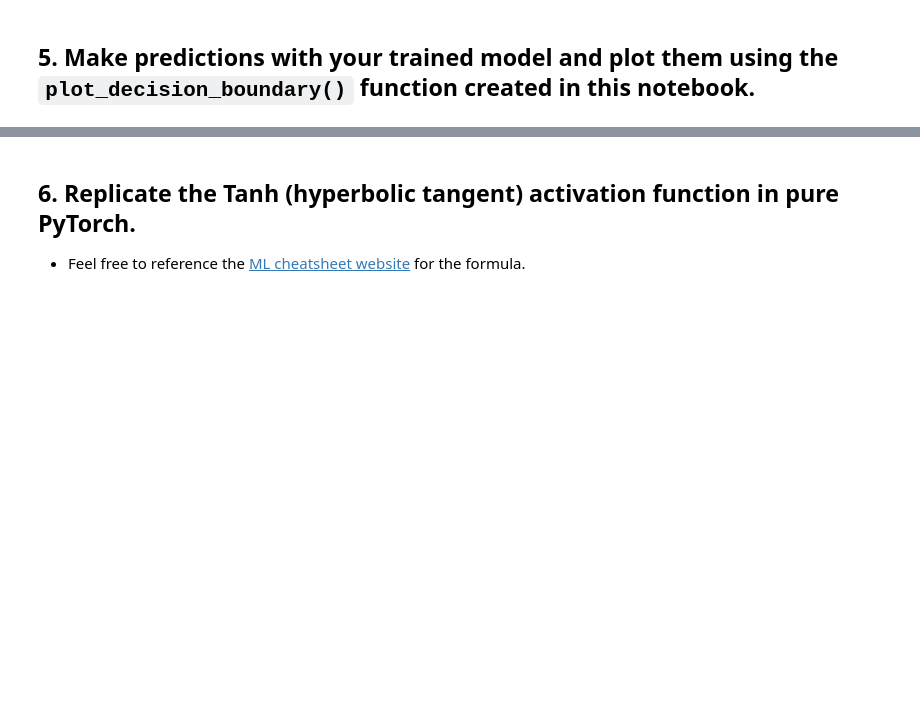
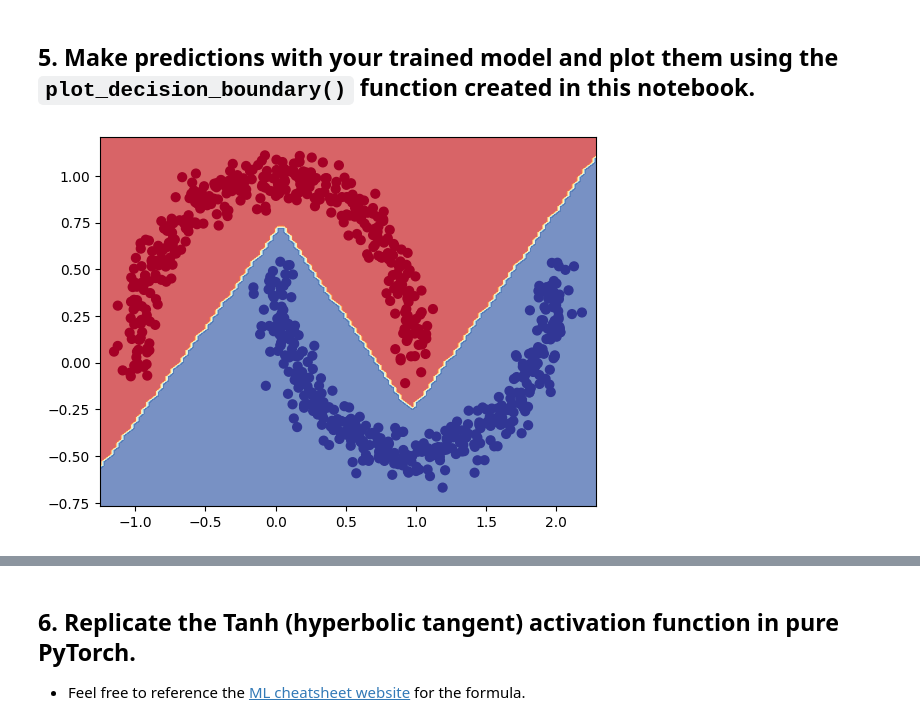
Before and after one commit to Mfr3ak/PyTorch-Practice, a Jupyter notebook: extras/exercises/New Practice/02_pytorch_classification_exercises.ipynb, the cells around one changed output, grey strips where cells are left out. Cells and saved outputs as stored; diff of their text form; code cells hidden in the pictures; blank space fills up the shorter version.

```diff
--- a/extras/exercises/New Practice/02_pytorch_classification_exercises.ipynb
+++ b/extras/exercises/New Practice/02_pytorch_classification_exercises.ipynb
@@ -72,8 +72,8 @@ class MoonModelV0(nn.Module):
         self.layer1 = nn.Sequential(
             nn.Linear(in_features = 2, out_features=10),
             nn.Linear(in_features=10, out_features = 10),
-            nn.Linear(in_features=10, out_features = 2),
-            nn.ReLU()
+            nn.ReLU(),
+            nn.Linear(in_features=10, out_features = 1)
         )
 
     def forward(self, x):
@@ -90,7 +90,7 @@ model = MoonModelV0().to(device)
 loss_fn = nn.BCEWithLogitsLoss()
 
 # Setup optimizer to optimize model's parameters
-optimizer = torch.optim.SGD(params = model.parameters(), lr = 0.01)
+optimizer = torch.optim.SGD(params = model.parameters(), lr = 0.1)
 # %% [markdown]
 ## 4. Create a training and testing loop to fit the model you created in 2 to the data you created in 1.
   * Do a forward pass of the model to see what's coming out in the form of logits, prediction probabilities and labels.
@@ -130,51 +130,68 @@ acc_fn
 MulticlassAccuracy()
 # %%
 ## TODO: Uncomment this to set the seed
-# torch.manual_seed(RANDOM_SEED)
+torch.manual_seed(RANDOM_SEED)
 
 # Setup epochs
-
+epochs = 10000
 
 # Send data to the device
-
+X_train = X_train.to(device)
+y_train = y_train.to(device)
+X_test = X_test.to(device)
+y_test = y_test.to(device)
 
 # Loop through the data
-# for epoch in range(epochs):
+for epoch in range(epochs):
   ### Training
+  model.train()
 
 
   # 1. Forward pass (logits output)
+  y_logits = model(X_train)
+  y_logits = y_logits.squeeze()
 
   # Turn logits into prediction probabilities
+  y_prob = torch.sigmoid(y_logits)
 
 
   # Turn prediction probabilities into prediction labels
+  y_pred = torch.round(y_prob)
 
 
   # 2. Calculaute the loss
-  # loss = loss_fn(y_logits, y_train) # loss = compare model raw outputs to desired model outputs
+  loss = loss_fn(y_logits, y_train) # loss = compare model raw outputs to desired model outputs
 
   # Calculate the accuracy
-  # acc = acc_fn(y_pred, y_train.int()) # the accuracy function needs to compare pred labels (not logits) with actual labels
+  acc = acc_fn(y_pred, y_train.int()) # the accuracy function needs to compare pred labels (not logits) with actual labels
 
   # 3. Zero the gradients
+  optimizer.zero_grad()
 
 
   # 4. Loss backward (perform backpropagation) - https://brilliant.org/wiki/backpropagation/#:~:text=Backpropagation%2C%20short%20for%20%22backward%20propagation,to%20the%20neural%20network's%20weights.
+  loss.backward()
 
   # 5. Step the optimizer (gradient descent) - https://towardsdatascience.com/gradient-descent-algorithm-a-deep-dive-cf04e8115f21#:~:text=Gradient%20descent%20(GD)%20is%20an,e.g.%20in%20a%20linear%20regression)
+  optimizer.step()
 
 
   ### Testing
-  # model_0.eval()
-  # with torch.inference_mode():
+  model.eval()
+  with torch.inference_mode():
     # 1. Forward pass (to get the logits)
+    y_pred_logits = model(X_test)
+    y_pred_logits = y_pred_logits.squeeze()
 
     # Turn the test logits into prediction labels
+    y_pred_probs = torch.sigmoid(y_pred_logits)
+    y_pred_labels = torch.round((y_pred_probs))
 
 
     # 2. Caculate the test loss/acc
-
+    loss_test = loss_fn(y_pred_logits, y_test)
+    acc_test = acc_fn(y_pred_labels, y_test.int())
 
   # Print out what's happening every 100 epochs
-  # if epoch % 100 == 0:
+  if epoch % 100 == 0:
+    print(f"Epoch # : {epoch} \n Training loss : {loss} & Training Accuracy : {acc} \n Testing Loss : {loss_test} & Testing Accuracy : {acc_test}")
@@ -219,3 +254,6 @@ def plot_decision_boundary(model, X, y):
     plt.ylim(yy.min(), yy.max())
 # %%
 # Plot decision boundaries for training and test sets
+plot_decision_boundary(model, X_train, y_train)
+# %% [output]
+[figure, added]
```
Also changed, not shown: parts of 15 cells of this notebook.
